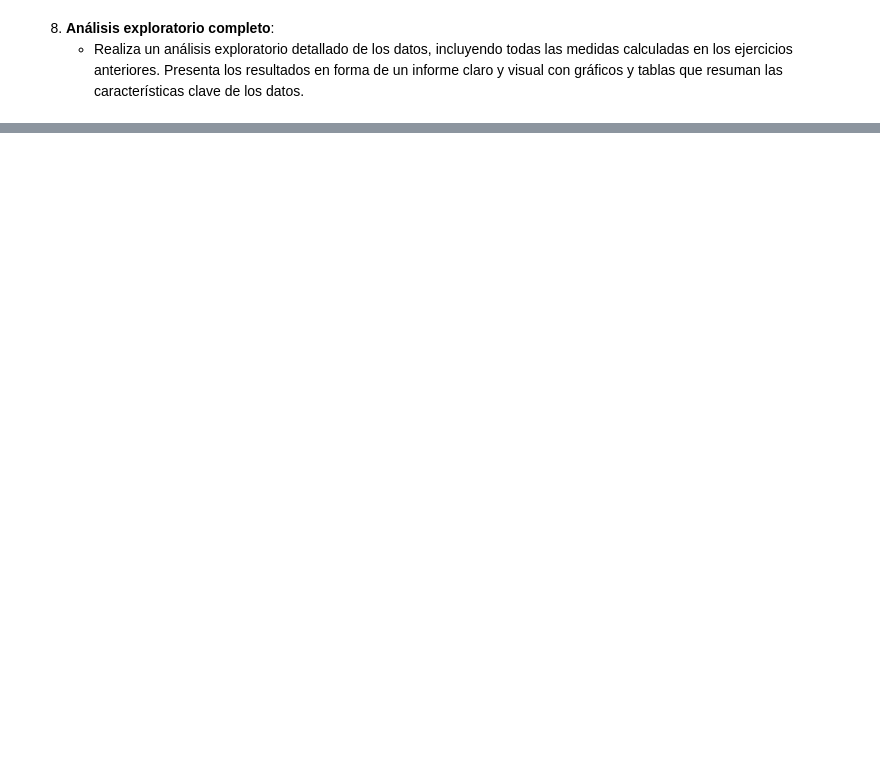
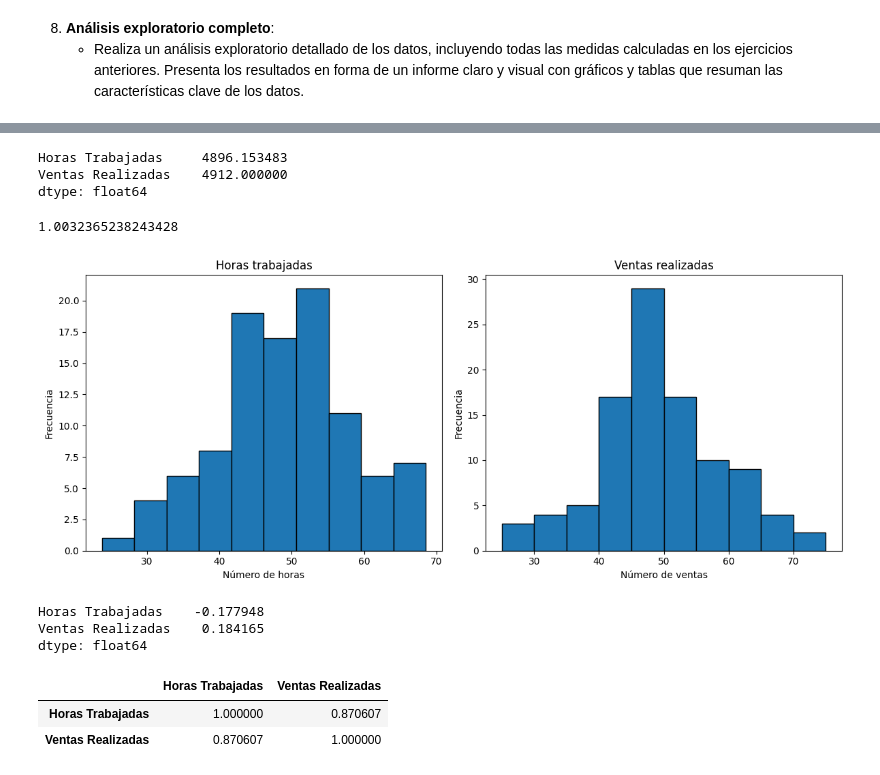
Before and after one commit to SupernovaIa/Laboratorio-Estadistica-descriptiva, a Jupyter notebook: laboratorio-modulo6-leccion01-estadistica-descriptiva.ipynb, the cells around one changed output, grey strips where cells are left out. Cells and saved outputs as stored; diff of their text form; code cells hidden in the pictures; blank space fills up the shorter version.

```diff
--- a/laboratorio-modulo6-leccion01-estadistica-descriptiva.ipynb
+++ b/laboratorio-modulo6-leccion01-estadistica-descriptiva.ipynb
@@ -254,0 +322,10 @@ dtype: float64
+# %%
+df[['Horas Trabajadas', 'Ventas Realizadas']].sum()
+# %% [output]
+Horas Trabajadas     4896.153483
+Ventas Realizadas    4912.000000
+dtype: float64
+# %%
+df[['Ventas Realizadas']].sum().iloc[0] / df[['Horas Trabajadas']].sum().iloc[0]
+# %% [output]
+1.0032365238243428
@@ -254,0 +334,25 @@ dtype: float64
+# %%
+fig, axs = plt.subplots(1, 2, figsize=(12, 5))
+
+axs[0].hist(df['Horas Trabajadas'], edgecolor = 'black')
+axs[0].set_title('Horas trabajadas')
+axs[0].set_xlabel('Número de horas')
+axs[0].set_ylabel('Frecuencia')
+
+axs[1].hist(df['Ventas Realizadas'], edgecolor = 'black')
+axs[1].set_title('Ventas realizadas')
+axs[1].set_xlabel('Número de ventas')
+axs[1].set_ylabel('Frecuencia')
+
+plt.tight_layout()
+plt.show()
+# %% [output]
+[figure, added]
+# %%
+# Podemos ver la distribución de horas y ventas. Ambas presentan una ligera asimetría hacia lados contrarios
+# Comprobémoslo numéricamente
+df[['Horas Trabajadas', 'Ventas Realizadas']].skew()
+# %% [output]
+Horas Trabajadas    -0.177948
+Ventas Realizadas    0.184165
+dtype: float64
@@ -254,0 +361,7 @@ dtype: float64
+# %%
+# Veamos la correlación entre ambos valores
+df[['Horas Trabajadas', 'Ventas Realizadas']].corr(method = "pearson")
+# %% [output]
+|  | Horas Trabajadas | Ventas Realizadas |
+| Horas Trabajadas | 1.000000 | 0.870607 |
+| Ventas Realizadas | 0.870607 | 1.000000 |
```
Also changed, not shown: parts of 14 cells of this notebook.
